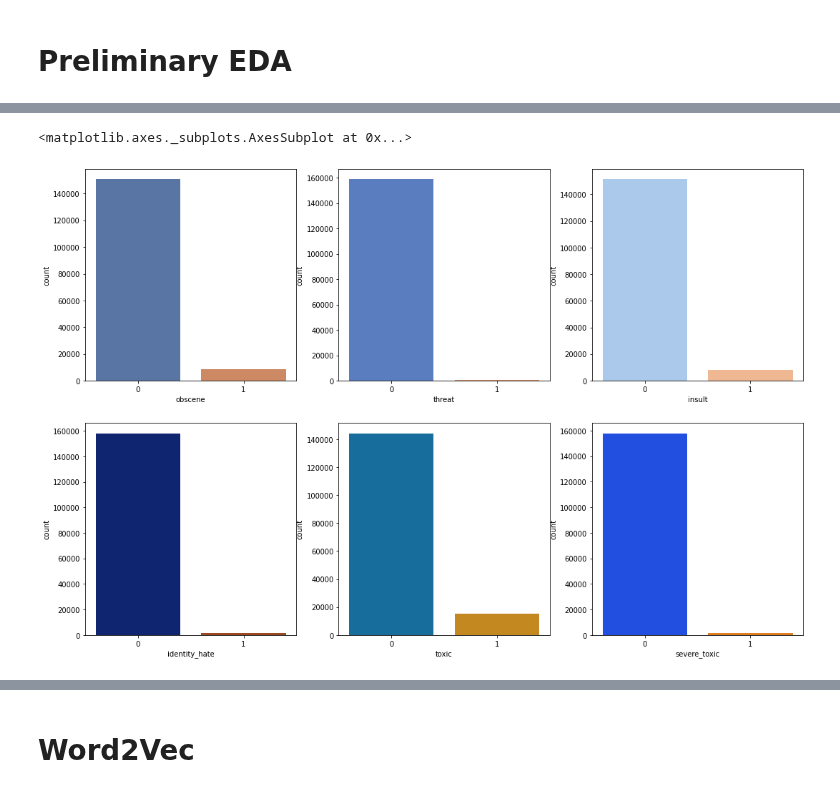
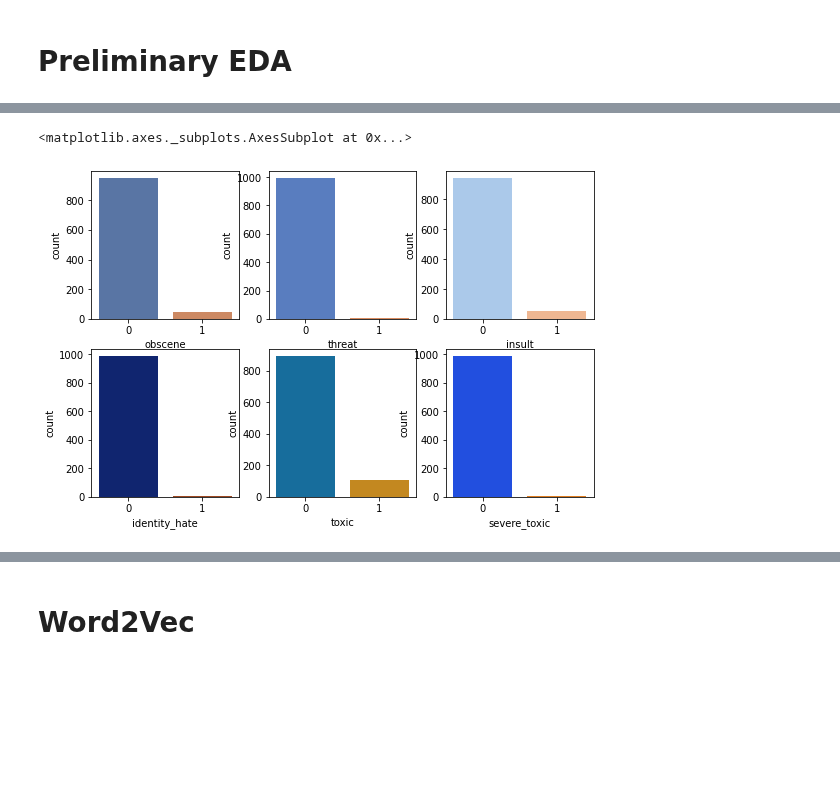
Before and after one commit to orbenishay/Classification, a Jupyter notebook: Toxic_comments_classification.ipynb, the cells around one changed output, grey strips where cells are left out. Drawn from its saved outputs; the diff is of its cells as text; code cells hidden in the pictures; blank space fills up the shorter version.

```diff
--- a/Toxic_comments_classification.ipynb
+++ b/Toxic_comments_classification.ipynb
@@ -92,7 +95,7 @@ Saving train1000.csv to train1000 (4).csv
 # %% [markdown]
 Get the data
 # %%
-traincomments=pd.read_csv('train1000 (4).csv')
+traincomments=pd.read_csv('train1000.csv')
 traincomments.head()
 traincomments.info()
 traincomments.tail()
@@ -246,15 +237,15 @@ Name: severe_toxic, dtype: int64
 # %%
-fig, plots = plt.subplots(2,3,figsize=(18,12))
+fig, plots = plt.subplots(2,3,figsize=(9,6))
 plot1, plot2, plot3, plot4, plot5, plot6 = plots.flatten()
 sns.countplot(traincomments['obscene'], palette= 'deep', ax = plot1)
 sns.countplot(traincomments['threat'], palette= 'muted', ax = plot2)
 sns.countplot(traincomments['insult'], palette = 'pastel', ax = plot3)
 sns.countplot(traincomments['identity_hate'], palette = 'dark', ax = plot4)
 sns.countplot(traincomments['toxic'], palette= 'colorblind', ax = plot5)
 sns.countplot(traincomments['severe_toxic'], palette= 'bright', ax = plot6)
 # %% [output]
 <matplotlib.axes._subplots.AxesSubplot at 0x...>
-[figure, old version]
+[figure, new version]
 # %%
 sums=traincomments[['toxic','severe_toxic','obscene','threat','insult','identity_hate']].sum(axis=0)
 sums_df=pd.DataFrame(data=sums, columns=['number'])
```
Also changed, not shown: parts of 10 cells of this notebook.
